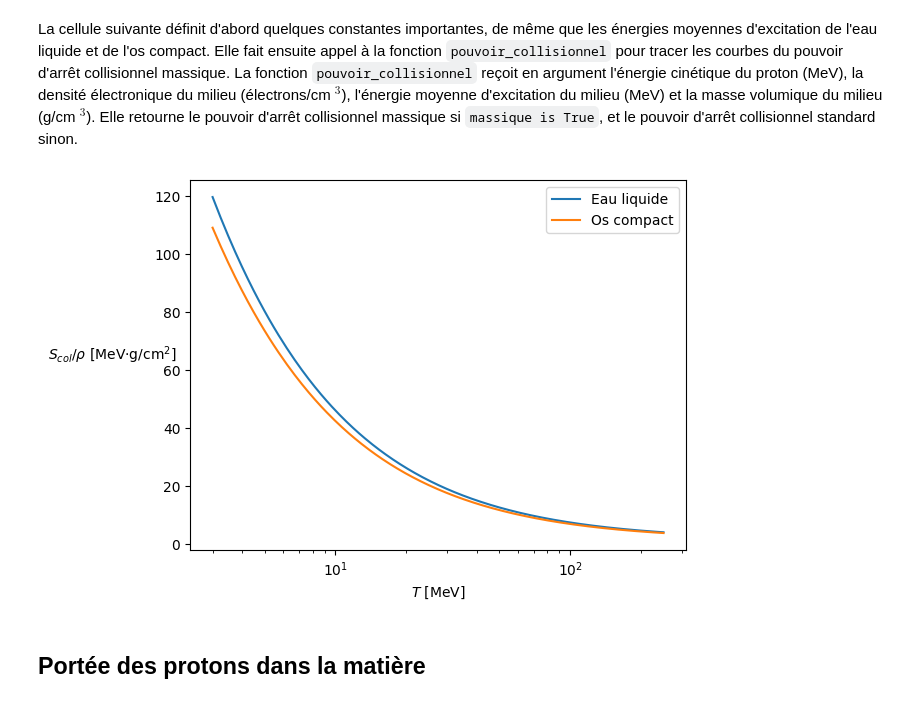
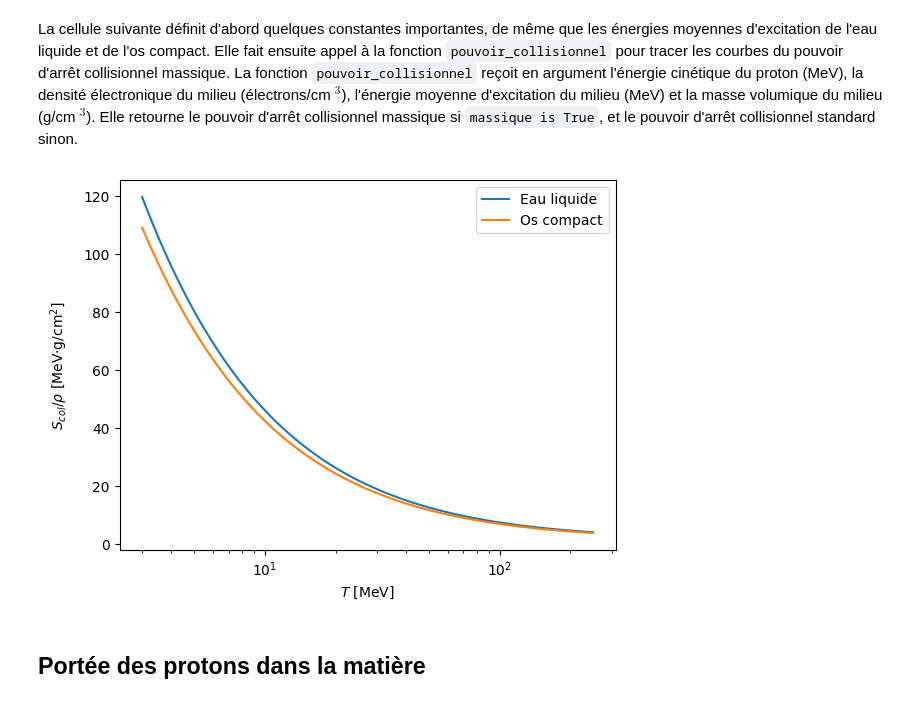
Before and after one commit to mamar828/physique_numerique, a Jupyter notebook: homework/tp1/tp1.ipynb, the cells around one changed output. Saved outputs shown, nothing was run; the diff lists cells and outputs as text; code cells hidden in the pictures.

```diff
--- a/homework/tp1/tp1.ipynb
+++ b/homework/tp1/tp1.ipynb
@@ -59,6 +41,17 @@ $$n_e=\rho N_A\sum_{i=1}^N\frac{A^{(i)}N_e^{(i)}}{M^{(i)}}$$
 La cellule suivante donne les numéros atomiques, la fraction massique et la masse molaire des éléments composant l'eau et l'os compact, de même que la masse volumique de ces deux substances. Elle fait ensuite appel à la fonction `densite_electronique` pour obtenir la densité électronique de l'eau et de l'os compact. La fonction `densite_electronique` reçoit en argument la composition chimique d'une matière et sa masse volumique en g/cm $^3$ et retourne sa densité électronique en électrons par cm $^3$.
 # %%
 def densite_electronique(composition: np.ndarray, rho: float) -> float:
+    """
+    Retoune la densité électroniques en électrons par centimètre carré.
+
+    Paramètres
+    ----------
+    composition : np.array
+        Array où chaque ligne représente le numéro atomique, la composition atomique du milieu
+        (en fraction de 1) et la masse molaire de chaque éléments composant le milieu.
+    rho : float
+        Densité du milieu en gramme par mole.
+    """
     assert composition[:,1].sum() == 1, "l'abondance chimique de tous les éléments devrait être sommée à 1."
     return rho * N_A * np.sum(composition[:,1] * composition[:,0] / composition[:,2], axis=0)
 
@@ -85,7 +78,8 @@ rho_os = 1.85000
 # Densités électroniques en électrons/cm^3
 n_eau = densite_electronique(composition_eau, rho_eau)
 n_os = densite_electronique(composition_os, rho_os)
-print(n_eau, n_os)
+print("Densité électronique de l'eau :", n_eau)
+print("Densité électronique le l'os compact :", n_os)
 # %% [output]
 3.342810286137214e+23 5.9058775990097234e+23
 # %% [markdown]
@@ -95,24 +89,56 @@ La cellule suivante définit d'abord quelques constantes importantes, de même q
 # %%
 # Constantes importantes
 mp = m_p/(10**6*e) # En MeV/c^2
 me = m_e/(10**6*e) # En MeV/c^2
 r_e = 10**2*sp.constants.value('classical electron radius') # En cm
 
 # Énergies d'excitation en MeV
-I_eau = 75.000000*10**(-6)
-I_os = 91.900000*10**(-6)
+I_eau = 75.000000e-6
+I_os = 91.900000e-6
+
+def pouvoir_collisionnel(T: np.array, milieu: str, massique: bool=False) -> np.array:
+    """
+    Retourne le pouvoir collisionnel en fonction de l'énergie cinétique pour un milieu.
+
+    Paramètres
+    ----------
+    T : np.array
+        Énergie cinétique en MeV.
+    milieu : str, = 'eau' | 'os'
+        Milieu dans lequel faire le calcul.
+    massique : bool, default=False
+        Retourne le pouvoir collisionnel massique si True.
+    """
+    if milieu == 'eau':
+        n_e, I, rho = n_eau, I_eau, rho_eau
+    elif milieu == 'os':
+        n_e, I, rho = n_os, I_os, rho_os
+    else:
+        raise ValueError("milieu doit être 'eau' or 'os'")
+    gamma = T / (mp * c**2) + 1
+    beta = ((gamma**2 - 1) / gamma**2)**0.5
+    a = 2 * me * c**2
+    b = 1 + (me/mp)**2
+    delta = 2*me/mp
+    Tmax = a * (gamma**2 - 1) / (b + delta*gamma)
+    U = np.pi * r_e**2 * a * n_e
+    k = a**2/I**2
+    S = (U / beta**2) * (np.log(k * beta**2 * gamma**2 * Tmax/a) - 2 * beta**2)
+    if massique:
+        S /= rho
+    return S
 
 # Graphique
 Tgraph = np.linspace(3, 250, 1000) # En MeV
-plt.plot(Tgraph, pouvoir_collisionnel(Tgraph, 'eau', massique = True), label = 'Eau liquide')
-plt.plot(Tgraph, pouvoir_collisionnel(Tgraph, 'os', massique = True), label = 'Os compact')
+plt.plot(Tgraph, pouvoir_collisionnel(Tgraph, 'eau', massique=True), label='Eau liquide')
+plt.plot(Tgraph, pouvoir_collisionnel(Tgraph, 'os', massique=True), label='Os compact')
 plt.xlabel('$T$ [MeV]')
-plt.ylabel(r'$S_{col}/\rho$ [MeV$\cdot$g/cm$^2$]', rotation = 0, labelpad = 30)
+plt.ylabel(r'$S_{col}/\rho$ [MeV$\cdot$g/cm$^2$]', rotation=90, labelpad=10)
 plt.xscale('log')
 plt.legend()
 plt.show()
 # %% [output]
-[figure, old version]
+[figure, new version]
 # %% [markdown]
 ## Portée des protons dans la matière
 # %% [markdown]
```
Also changed, not shown: parts of 5 cells of this notebook.
